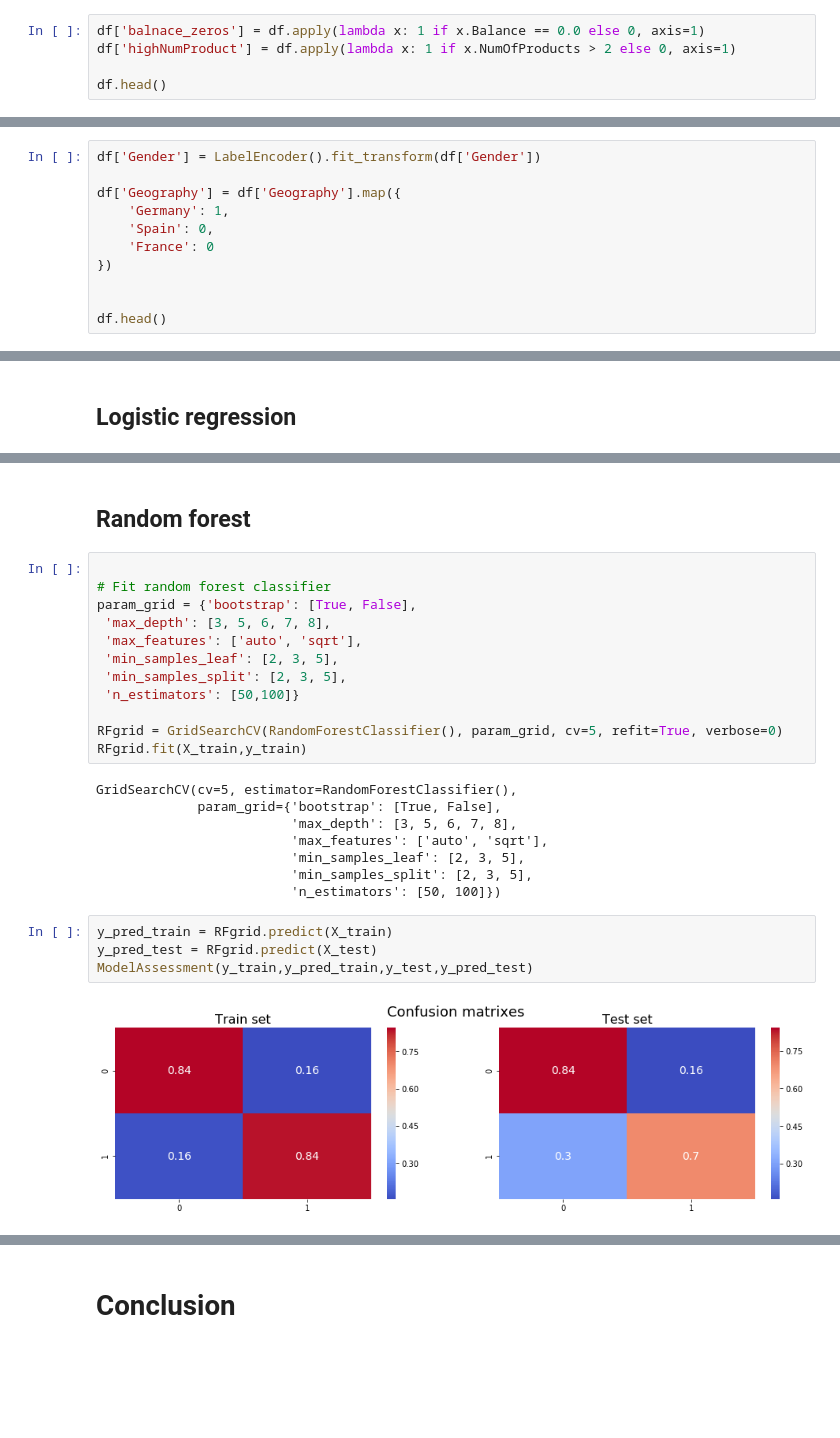
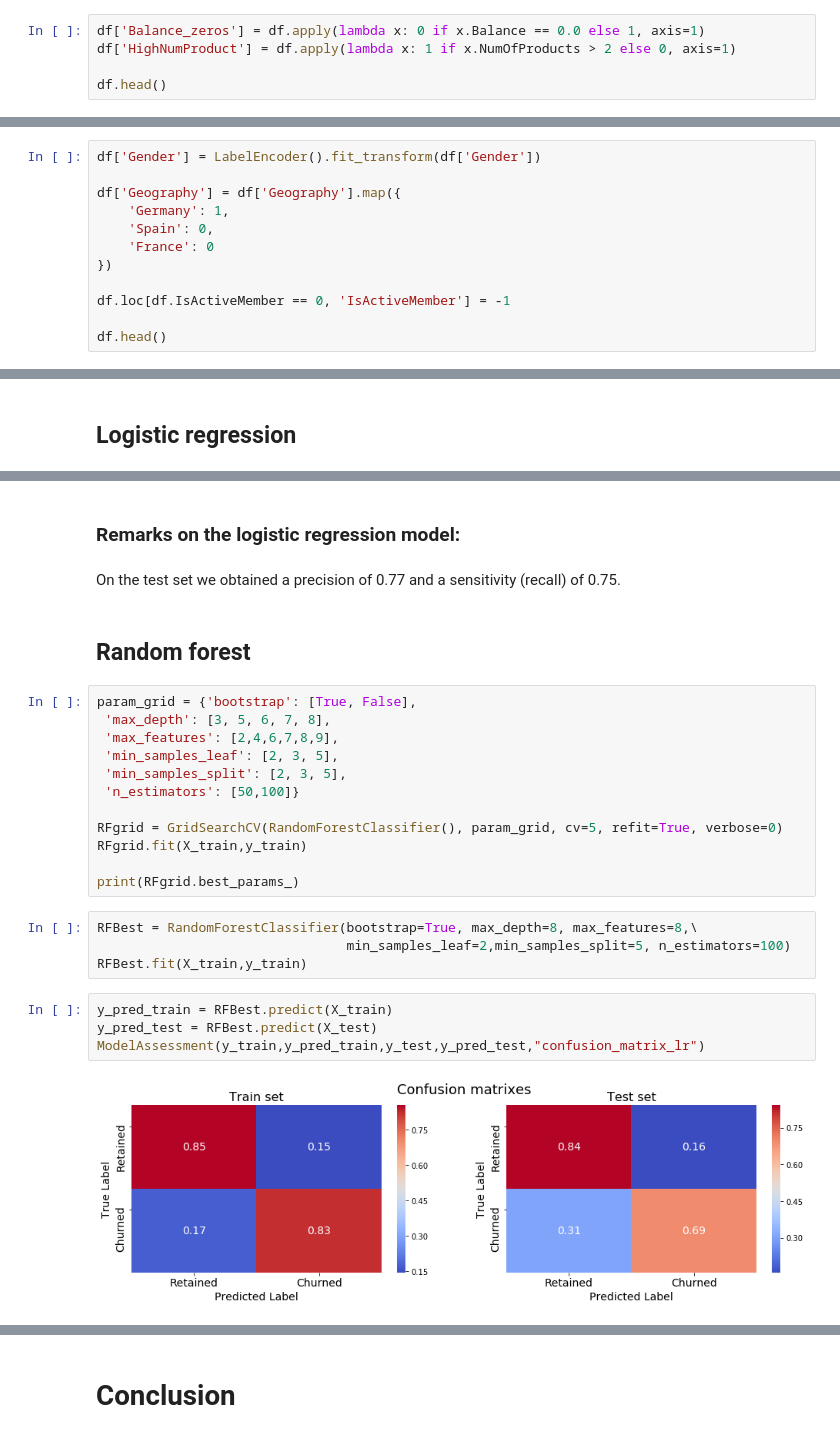
Before and after one commit to Moutoussamy/BankCustomersChurnPred, a Jupyter notebook: BankCustomersChurnPred.ipynb, the cells around one changed output, grey strips where cells are left out. Cells and saved outputs as stored; diff of their text form; blank space fills up the shorter version.

```diff
--- a/BankCustomersChurnPred.ipynb
+++ b/BankCustomersChurnPred.ipynb
@@ -421,6 +456,6 @@ I noticed that the costumers with a non-null balance are part of the retained co
 # %%
-df['balnace_zeros'] = df.apply(lambda x: 1 if x.Balance == 0.0 else 0, axis=1)
-df['highNumProduct'] = df.apply(lambda x: 1 if x.NumOfProducts > 2 else 0, axis=1)
+df['Balance_zeros'] = df.apply(lambda x: 0 if x.Balance == 0.0 else 1, axis=1)
+df['HighNumProduct'] = df.apply(lambda x: 1 if x.NumOfProducts > 2 else 0, axis=1)
 
 df.head()
 # %% [output]
@@ -464,6 +506,7 @@ df['Geography'] = df['Geography'].map({
     'France': 0
 })
 
+df.loc[df.IsActiveMember == 0, 'IsActiveMember'] = -1
 
 df.head()
 # %% [output]
@@ -555,31 +602,31 @@ weighted avg       0.82      0.78      0.79      2000
+# %% [markdown]
+### Remarks on the logistic regression model:
+# %% [markdown]
+On the test set we obtained a precision of 0.77 and a sensitivity (recall) of 0.75.
 # %% [markdown]
 ## Random forest
 # %%
-
-# Fit random forest classifier
 param_grid = {'bootstrap': [True, False],
  'max_depth': [3, 5, 6, 7, 8],
- 'max_features': ['auto', 'sqrt'],
+ 'max_features': [2,4,6,7,8,9],
  'min_samples_leaf': [2, 3, 5],
  'min_samples_split': [2, 3, 5],
  'n_estimators': [50,100]}
 
 RFgrid = GridSearchCV(RandomForestClassifier(), param_grid, cv=5, refit=True, verbose=0)
 RFgrid.fit(X_train,y_train)
+
+print(RFgrid.best_params_)
-# %% [output]
-GridSearchCV(cv=5, estimator=RandomForestClassifier(),
-             param_grid={'bootstrap': [True, False],
-                         'max_depth': [3, 5, 6, 7, 8],
-                         'max_features': ['auto', 'sqrt'],
-                         'min_samples_leaf': [2, 3, 5],
-                         'min_samples_split': [2, 3, 5],
-                         'n_estimators': [50, 100]})
+# %%
+RFBest = RandomForestClassifier(bootstrap=True, max_depth=8, max_features=8,\
+                                min_samples_leaf=2,min_samples_split=5, n_estimators=100)
+RFBest.fit(X_train,y_train)
 # %%
-y_pred_train = RFgrid.predict(X_train)
-y_pred_test = RFgrid.predict(X_test)
-ModelAssessment(y_train,y_pred_train,y_test,y_pred_test)
+y_pred_train = RFBest.predict(X_train)
+y_pred_test = RFBest.predict(X_test)
+ModelAssessment(y_train,y_pred_train,y_test,y_pred_test,"confusion_matrix_lr")
 # %% [output]
-[figure, old version]
+[figure, new version]
 -------------------------------------------
 Classification report for the training set:
               precision    recall  f1-score   support
```
Also changed, not shown: parts of 34 cells of this notebook, 8 other files.
